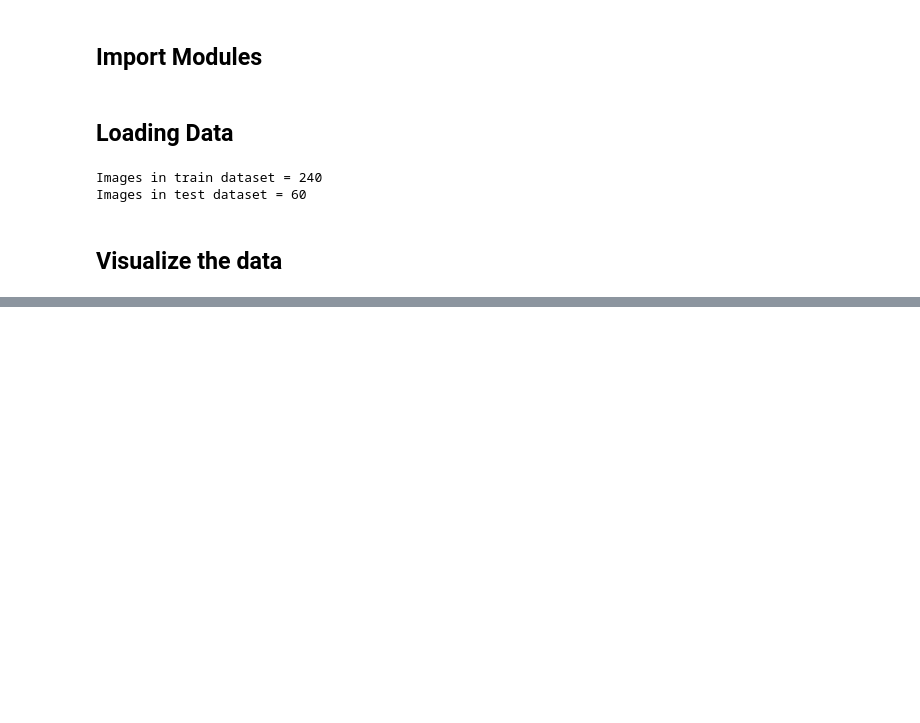
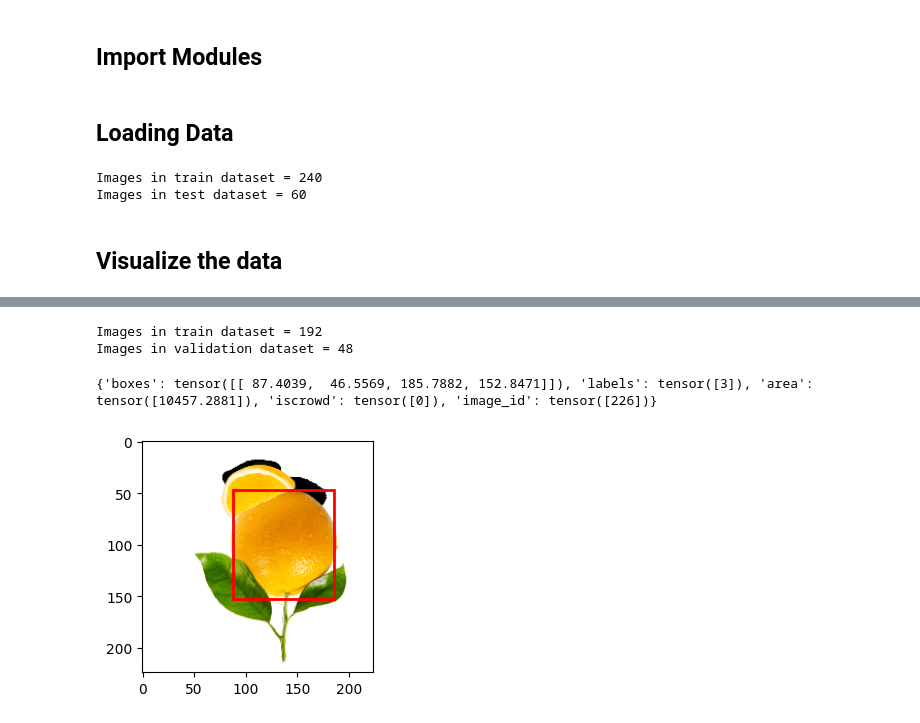
Before and after one commit to hasaniqbal777/Fruit-Detection, a Jupyter notebook: Assignment 3.ipynb, the cells around one changed output, grey strips where cells are left out. Drawn from its saved outputs; the diff is of its cells as text; code cells hidden in the pictures; blank space fills up the shorter version.

```diff
--- a/Assignment 3.ipynb
+++ b/Assignment 3.ipynb
@@ -49,0 +80,40 @@ for img, target in random_images:
+# %%
+# Sets the seed for generating random numbers
+torch.manual_seed(42)
+np.random.seed(42)
+
+# Randomly shuffle the training data
+indices = np.random.permutation(len(dataset)).tolist()
+# %%
+# Split the dataset into training and validation - 80% training, 20% validation
+test_split = 0.2
+tsize = len(dataset) - int(len(dataset)*test_split)
+
+train_dataset = torch.utils.data.Subset(dataset, indices[:tsize])
+print('Images in train dataset =', len(train_dataset))
+val_dataset = torch.utils.data.Subset(dataset, indices[tsize:])
+print('Images in validation dataset =', len(val_dataset))
+# %% [output]
+Images in train dataset = 192
+Images in validation dataset = 48
+# %%
+# collate_fn receives a list of tuples if your __getitem__ function from a Dataset subclass returns a tuple,
+# or just a normal list if your Dataset subclass returns only one element
+def collate_fn(batch):
+    return tuple(zip(*batch))
+
+# Data Loaders for Training, Validation and Testing
+train_loader = torch.utils.data.DataLoader(train_dataset, batch_size=5, shuffle=True, num_workers=0, collate_fn=collate_fn)
+val_loader = torch.utils.data.DataLoader(val_dataset, batch_size=5, shuffle=True, num_workers=0, collate_fn=collate_fn)
+test_loader = torch.utils.data.DataLoader(test_dataset, batch_size=5, shuffle=False, num_workers=0, collate_fn=collate_fn)
+
+# Number of training and testing batches
+n_batches, n_batches_test = len(train_loader), len(test_loader)
+
+# Visualize a batch of training data
+images, targets = next(iter(train_loader))
+print(targets[0])
+plot_img_bbox(images[0], targets[0])
+# %% [output]
+{'boxes': tensor([[ 87.4039,  46.5569, 185.7882, 152.8471]]), 'labels': tensor([3]), 'area': tensor([10457.2881]), 'iscrowd': tensor([0]), 'image_id': tensor([226])}
+[figure, added]
```
Also changed, not shown: parts of 5 cells of this notebook, 4 other files.
